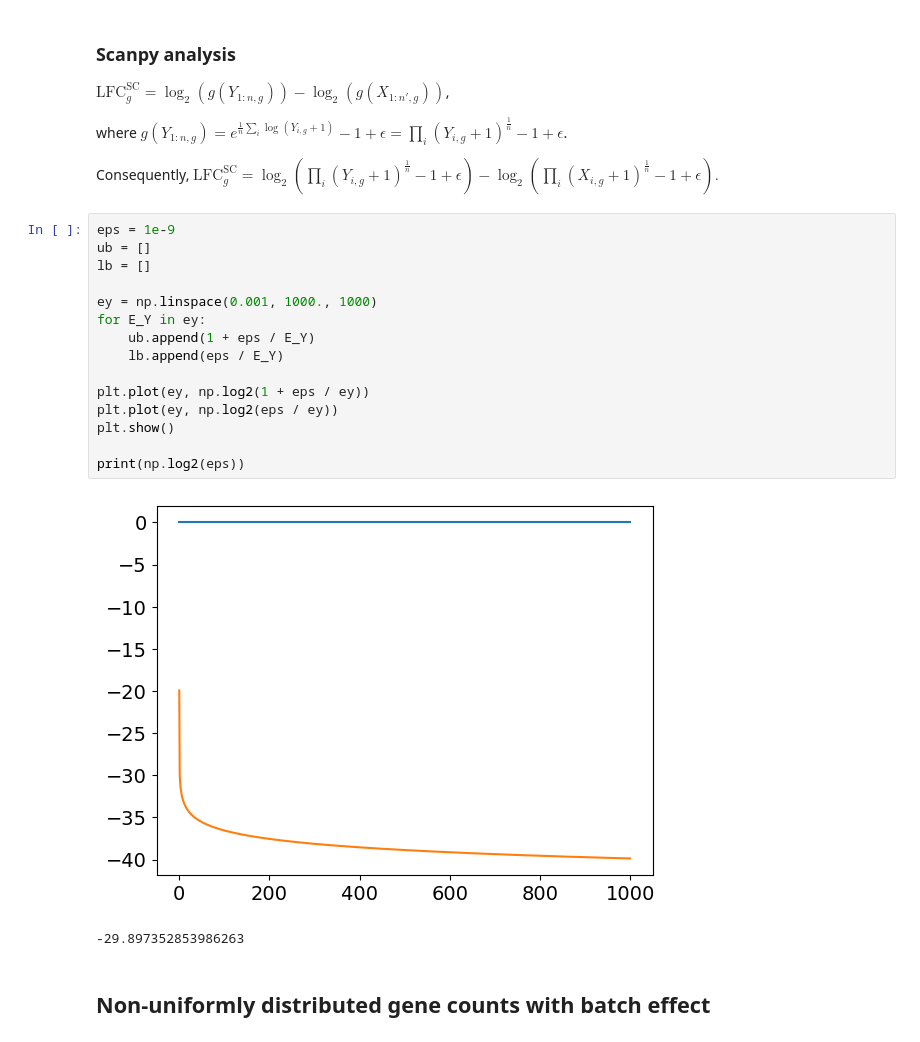
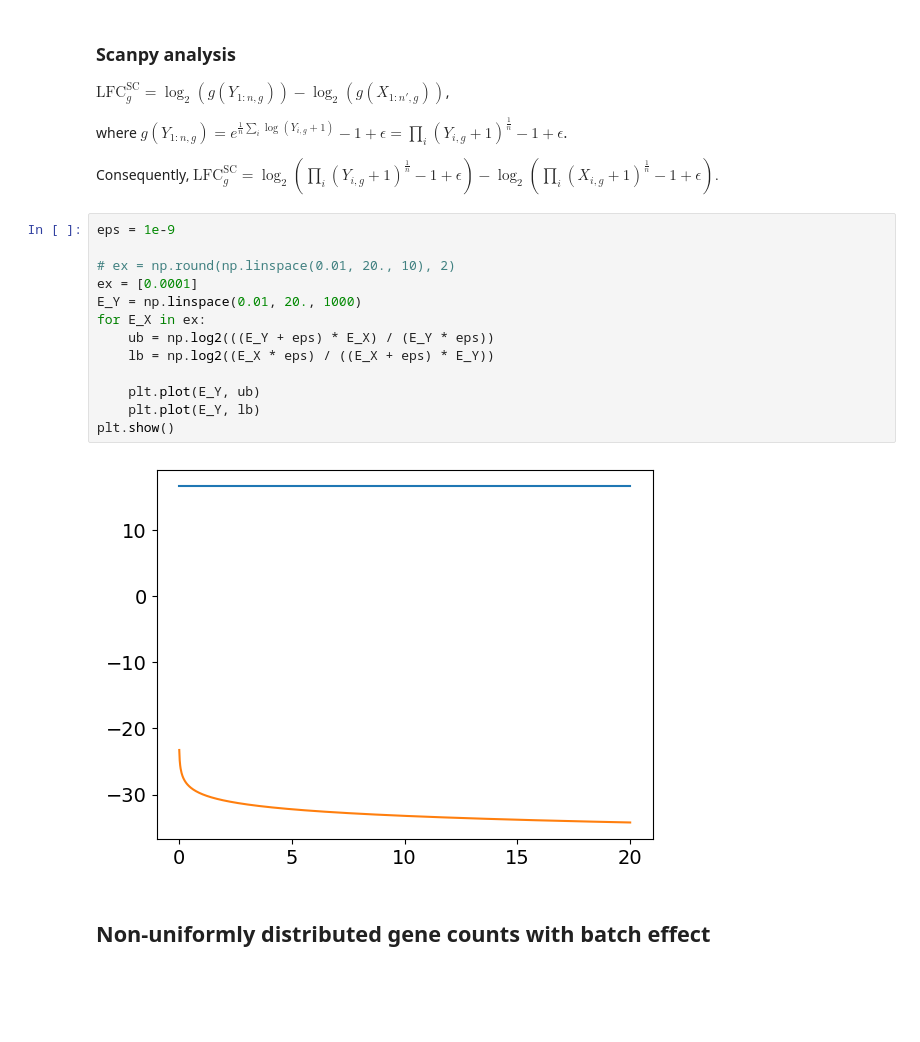
Before and after one commit to okviman/DE-ZILN, a Jupyter notebook: notebooks/test_ZILN_vs_scanpy_and_seurat.ipynb, the cells around one changed output. Saved outputs shown, nothing was run; the diff lists cells and outputs as text; blank space fills up the shorter version.

```diff
--- a/notebooks/test_ZILN_vs_scanpy_and_seurat.ipynb
+++ b/notebooks/test_ZILN_vs_scanpy_and_seurat.ipynb
@@ -268,22 +268,19 @@ where $g(Y_{1:n, g}) =  e^{\frac{1}{n}\sum_i \log (Y_{i,g} + 1)} - 1 + \epsilon
 Consequently, $\text{LFC}_g^\text{SC} = \log_2\left(\prod_{i}\left(Y_{i,g} + 1\right)^{\frac{1}{n}} - 1 + \epsilon\right) - \log_2\left( \prod_{i}\left(X_{i,g} + 1\right)^{\frac{1}{n}} - 1 + \epsilon \right).$
 # %%
 eps = 1e-9
-ub = []
-lb = []
 
-ey = np.linspace(0.001, 1000., 1000)
-for E_Y in ey:
-    ub.append(1 + eps / E_Y)
-    lb.append(eps / E_Y)
+# ex = np.round(np.linspace(0.01, 20., 10), 2)
+ex = [0.0001]
+E_Y = np.linspace(0.01, 20., 1000)
+for E_X in ex:
+    ub = np.log2(((E_Y + eps) * E_X) / (E_Y * eps))
+    lb = np.log2((E_X * eps) / ((E_X + eps) * E_Y))
 
-plt.plot(ey, np.log2(1 + eps / ey))
-plt.plot(ey, np.log2(eps / ey))
+    plt.plot(E_Y, ub)
+    plt.plot(E_Y, lb)
 plt.show()
-
-print(np.log2(eps))
 # %% [output]
-[figure, old version]
+[figure, new version]
--29.897352853986263
 # %% [markdown]
 ## Non-uniformly distributed gene counts with batch effect
 # %%
```
Also changed, not shown: parts of 1 cell of this notebook.
